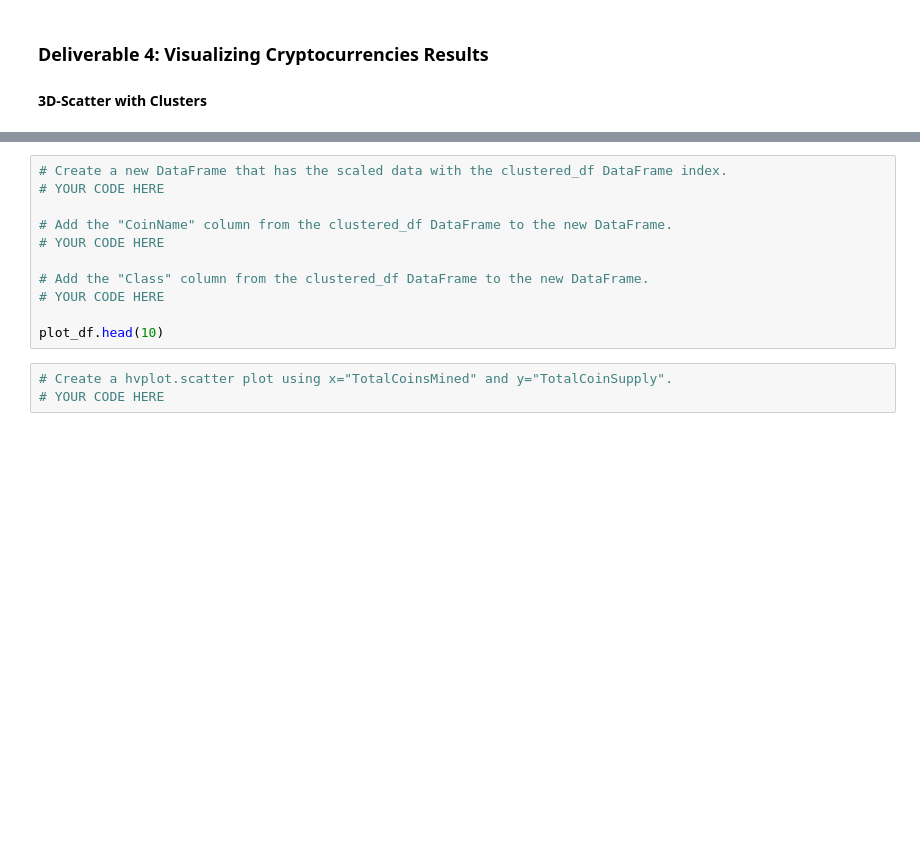
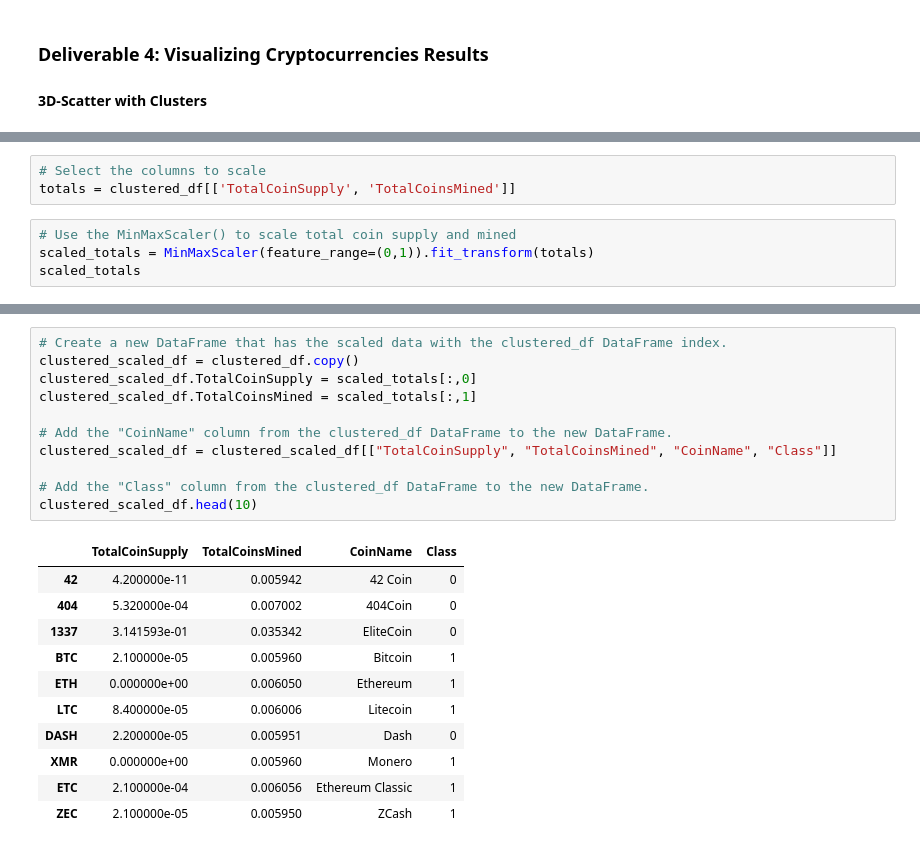
Before and after one commit to FreshOats/Cryptocurrencies, a Jupyter notebook: crypto_clustering.ipynb, the cells around one changed output, grey strips where cells are left out. Saved outputs shown, nothing was run; the diff lists cells and outputs as text; blank space fills up the shorter version.

```diff
--- a/crypto_clustering.ipynb
+++ b/crypto_clustering.ipynb
@@ -296,0 +293,7 @@ fig.show()
+# %%
+# Select the columns to scale
+totals = clustered_df[['TotalCoinSupply', 'TotalCoinsMined']]
+# %%
+# Use the MinMaxScaler() to scale total coin supply and mined
+scaled_totals = MinMaxScaler(feature_range=(0,1)).fit_transform(totals)
+scaled_totals
@@ -297,14 +308,23 @@ fig.show()
 # %%
 # Create a new DataFrame that has the scaled data with the clustered_df DataFrame index.
-# YOUR CODE HERE
+clustered_scaled_df = clustered_df.copy()
+clustered_scaled_df.TotalCoinSupply = scaled_totals[:,0]
+clustered_scaled_df.TotalCoinsMined = scaled_totals[:,1]
 
 # Add the "CoinName" column from the clustered_df DataFrame to the new DataFrame.
-# YOUR CODE HERE
+clustered_scaled_df = clustered_scaled_df[["TotalCoinSupply", "TotalCoinsMined", "CoinName", "Class"]]
 
 # Add the "Class" column from the clustered_df DataFrame to the new DataFrame.
-# YOUR CODE HERE
-
-plot_df.head(10)
+clustered_scaled_df.head(10)
+# %% [output]
+|  | TotalCoinSupply | TotalCoinsMined | CoinName | Class |
+| 42 | 4.200000e-11 | 0.005942 | 42 Coin | 0 |
+| 404 | 5.320000e-04 | 0.007002 | 404Coin | 0 |
+| 1337 | 3.141593e-01 | 0.035342 | EliteCoin | 0 |
+| BTC | 2.100000e-05 | 0.005960 | Bitcoin | 1 |
+| ETH | 0.000000e+00 | 0.006050 | Ethereum | 1 |
+| LTC | 8.400000e-05 | 0.006006 | Litecoin | 1 |
+| DASH | 2.200000e-05 | 0.005951 | Dash | 0 |
+| XMR | 0.000000e+00 | 0.005960 | Monero | 1 |
+| ETC | 2.100000e-04 | 0.006056 | Ethereum Classic | 1 |
+| ZEC | 2.100000e-05 | 0.005950 | ZCash | 1 |
-# %%
-# Create a hvplot.scatter plot using x="TotalCoinsMined" and y="TotalCoinSupply".
-# YOUR CODE HERE
```
Also changed, not shown: parts of 13 cells of this notebook.
